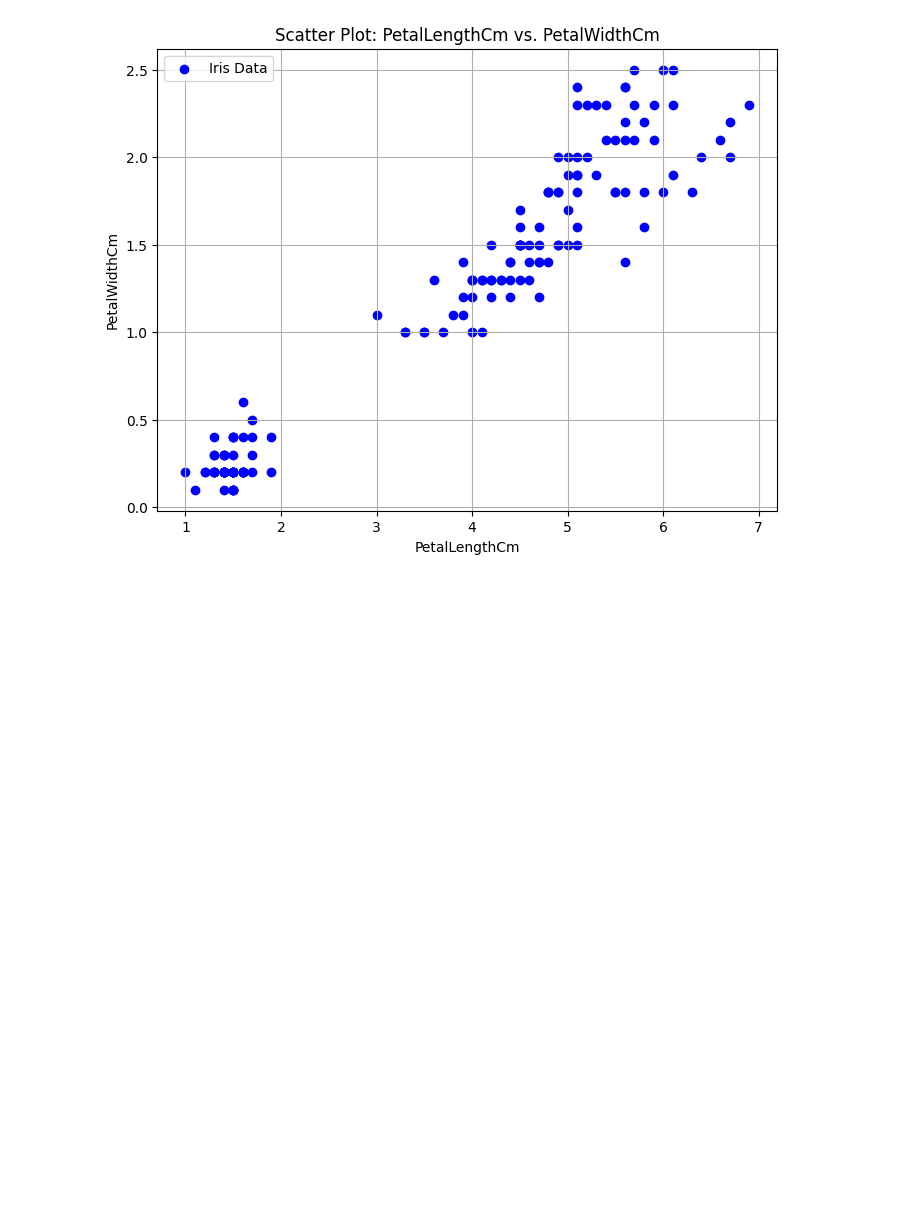
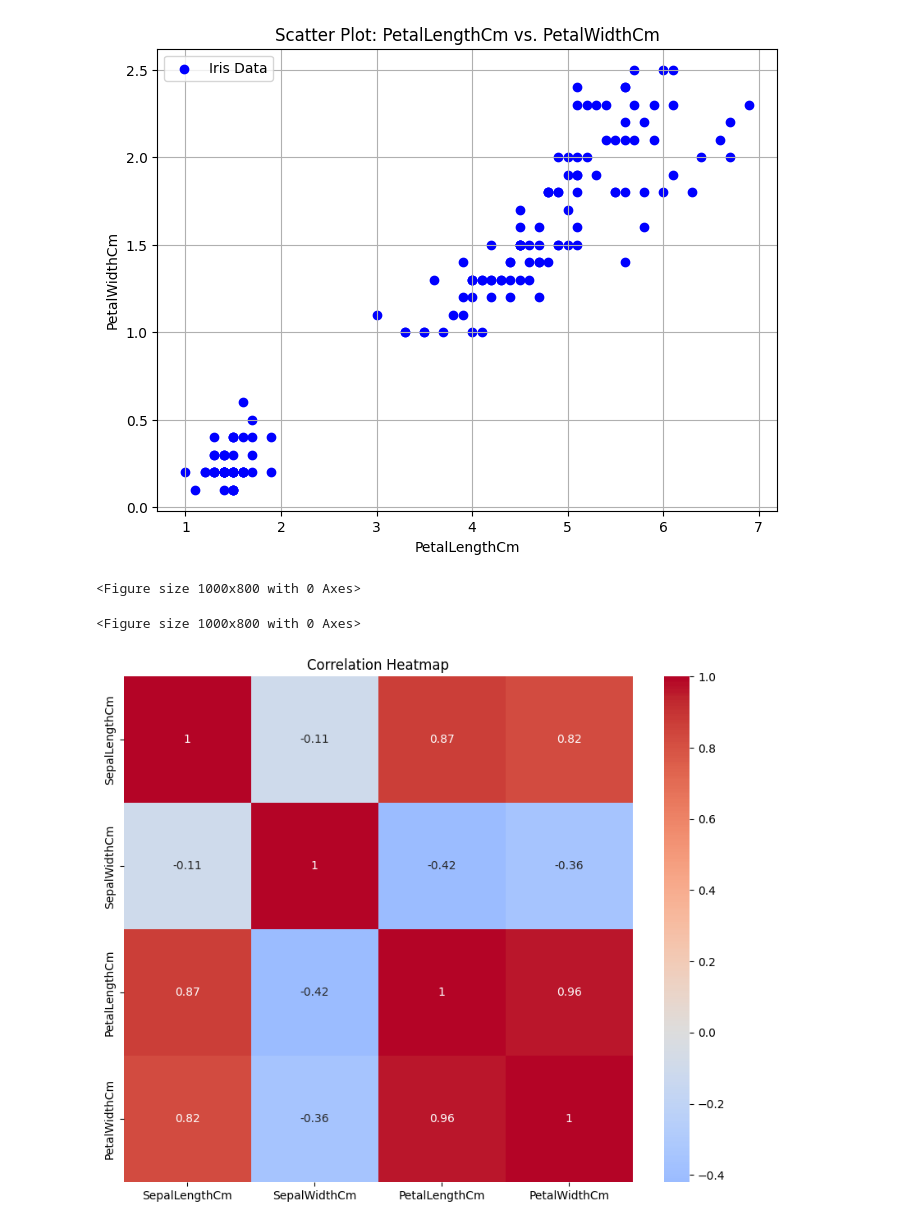
Before and after one commit to the-mir/CSVFile, a Jupyter notebook: CSVFile.ipynb, the cells around one changed output. Drawn from its saved outputs; the diff is of its cells as text; code cells hidden in the pictures; blank space fills up the shorter version.

```diff
--- a/CSVFile.ipynb
+++ b/CSVFile.ipynb
@@ -166,3 +167,17 @@ plt.grid(True)
 plt.show()
 # %% [output]
 [figure]
+# %%
+columns_for_correlation = ['SepalLengthCm', 'SepalWidthCm', 'PetalLengthCm', 'PetalWidthCm']
+correlation_matrix = df[columns_for_correlation].corr()
+plt.figure(figsize=(10, 8))
+# %% [output]
+<Figure size 1000x800 with 0 Axes>
+<Figure size 1000x800 with 0 Axes>
+# %%
+plt.figure(figsize=(10, 8))
+sns.heatmap(correlation_matrix, annot=True, cmap='coolwarm', center=0)
+plt.title('Correlation Heatmap')
+plt.show()
+# %% [output]
+[figure, added]
```
Also changed, not shown: parts of 1 cell of this notebook.
